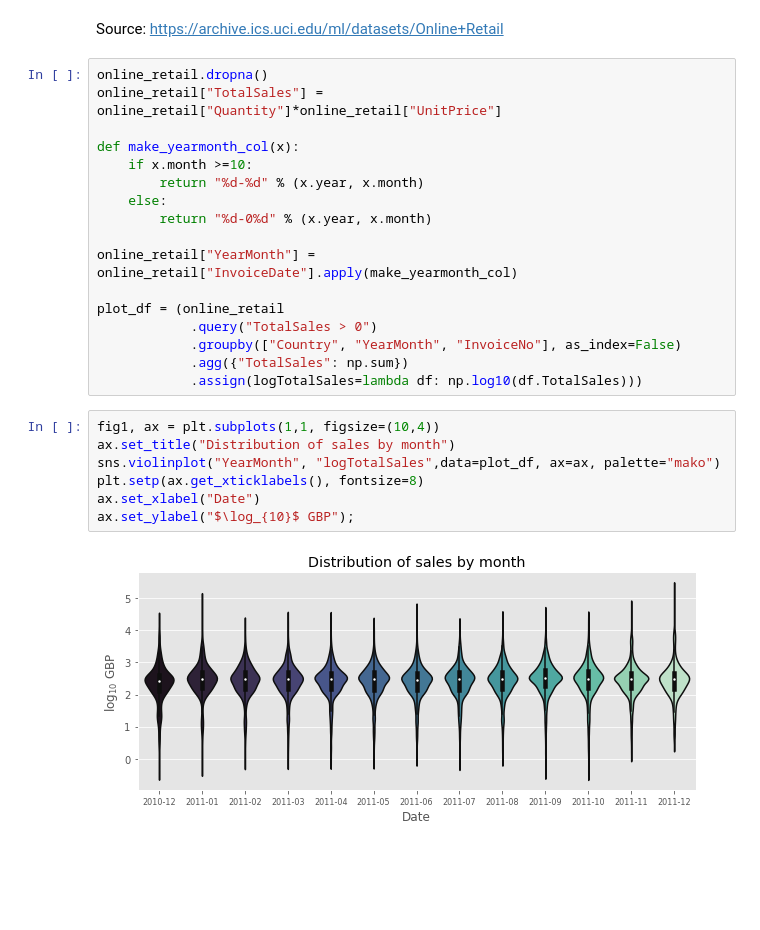
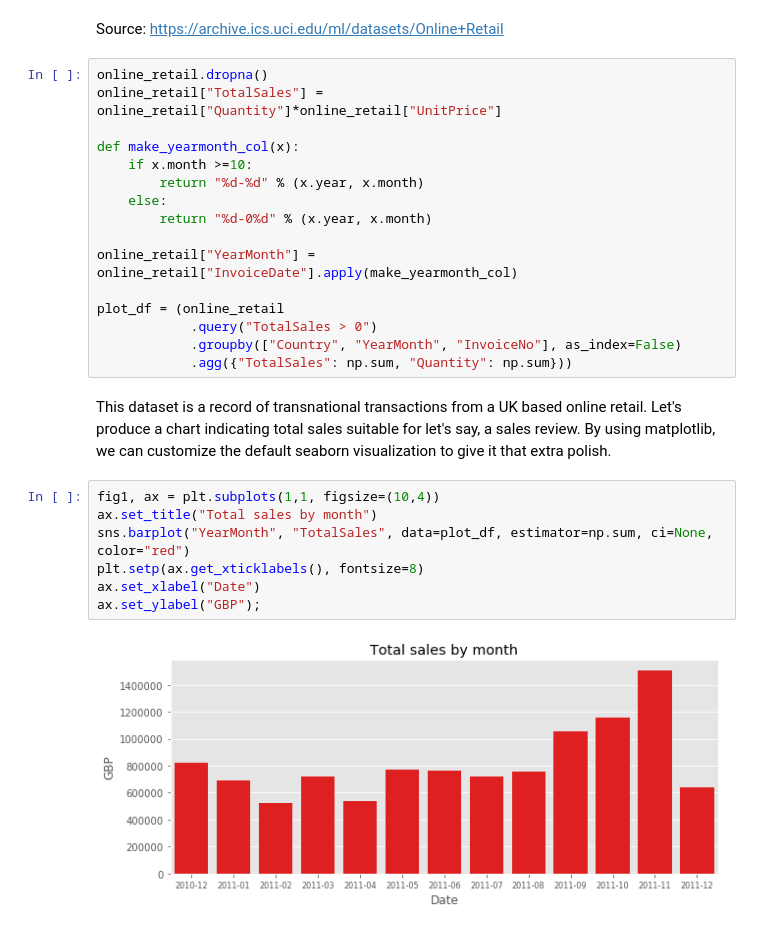
Before and after one commit to uliang/DataViz-with-Seaborn, a Jupyter notebook: DataConnect_presentation.ipynb, the cells around one changed output. Drawn from its saved outputs; the diff is of its cells as text; blank space fills up the shorter version.

Commit message:
Modifications to charts and minor refactoring

```diff
--- a/DataConnect_presentation.ipynb
+++ b/DataConnect_presentation.ipynb
@@ -142,14 +163,15 @@ online_retail["YearMonth"] = online_retail["InvoiceDate"].apply(make_yearmonth_c
 plot_df = (online_retail
             .query("TotalSales > 0")
             .groupby(["Country", "YearMonth", "InvoiceNo"], as_index=False)
-            .agg({"TotalSales": np.sum})
-            .assign(logTotalSales=lambda df: np.log10(df.TotalSales)))
+            .agg({"TotalSales": np.sum, "Quantity": np.sum}))
+# %% [markdown]
+This dataset is a record of transnational transactions from a UK based online retail. Let's produce a chart indicating total sales suitable for let's say, a sales review. By using matplotlib, we can customize the default seaborn visualization to give it that extra polish.
 # %%
 fig1, ax = plt.subplots(1,1, figsize=(10,4))
-ax.set_title("Distribution of sales by month")
-sns.violinplot("YearMonth", "logTotalSales",data=plot_df, ax=ax, palette="mako")
+ax.set_title("Total sales by month")
+sns.barplot("YearMonth", "TotalSales", data=plot_df, estimator=np.sum, ci=None, color="red")
 plt.setp(ax.get_xticklabels(), fontsize=8)
 ax.set_xlabel("Date")
-ax.set_ylabel("$\log_{10}$ GBP");
+ax.set_ylabel("GBP");
 # %% [output]
-[figure, old version]
+[figure, new version]
```
Also changed, not shown: parts of 18 cells of this notebook.
